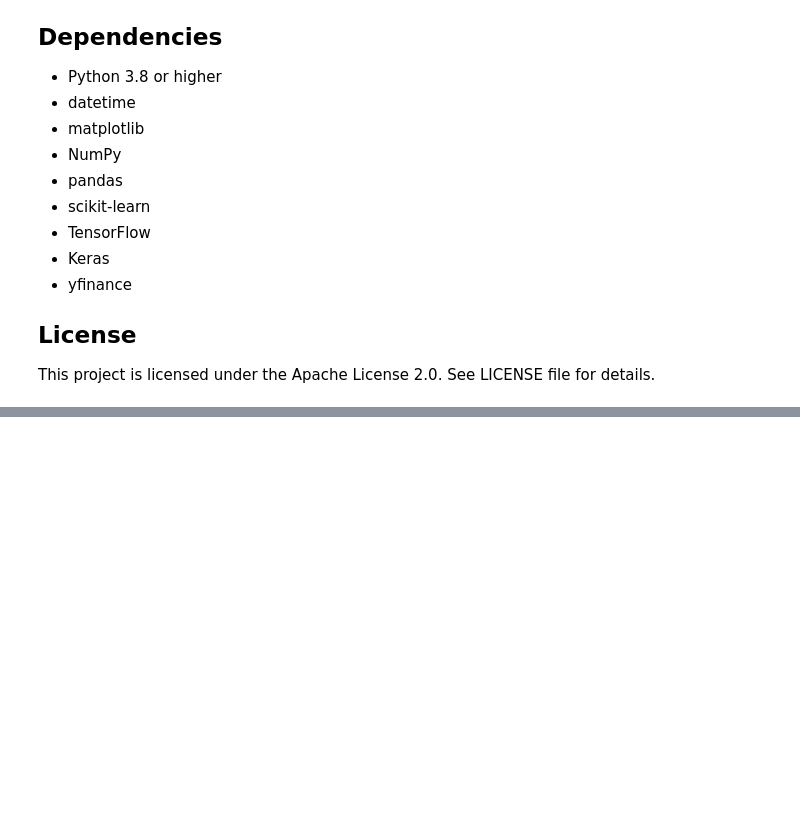
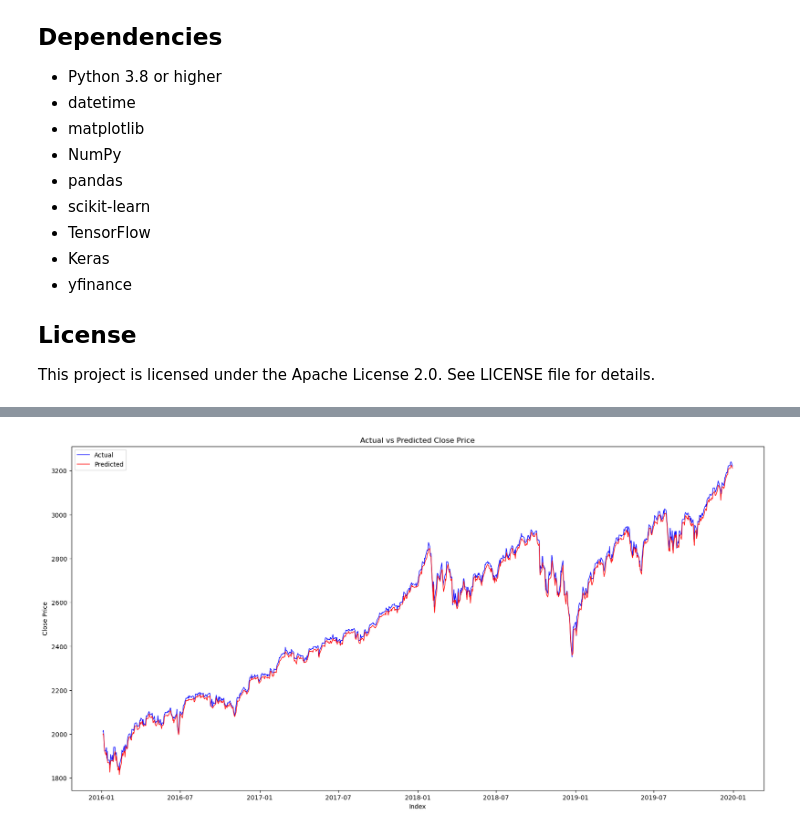
Before and after one commit to gwibmer/AI-Stock-Market-Forecasting, a Jupyter notebook: notebooks/model1.ipynb, the cells around one changed output, grey strips where cells are left out. Cells and saved outputs as stored; diff of their text form; code cells hidden in the pictures; blank space fills up the shorter version.

```diff
--- a/notebooks/model1.ipynb
+++ b/notebooks/model1.ipynb
@@ -299,0 +434,3 @@ plt.show()
+# %%
+# Make predictions
+close_predictions = close_model.best_model.predict(X_test).flatten()
@@ -300,10 +439,14 @@ plt.show()
 # %%
-# Plot the predicted values and the actual values from y_test
-plt.figure(figsize=(14, 6))
-plt.plot(date_df, y_test, label='Close')
-plt.plot(date_df[7:], model2_pred, label='Close`')
-plt.xlabel('Date')
+import matplotlib.pyplot as plt
+
+plt.figure(figsize=(20,10))
+
+plt.plot(y_test.index, y_test, 'b-', label='Actual', linewidth=1)
+plt.plot(y_test.index, close_predictions, 'r-', label='Predicted', linewidth=1)
+plt.legend()
+plt.xlabel('Index')
 plt.ylabel('Close Price')
-plt.title('S&P 500 Close Price Prediction')
-plt.legend()
+plt.title('Actual vs Predicted Close Price')
 plt.show()
+# %% [output]
+[figure, added]
```
Also changed, not shown: parts of 29 cells of this notebook, 20 other files.
